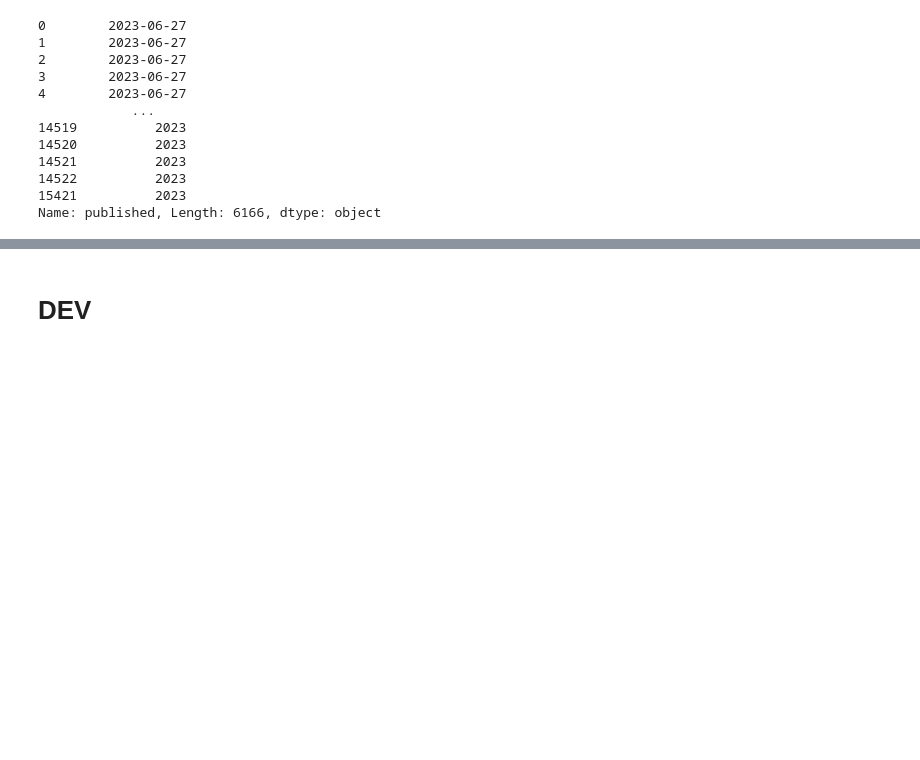
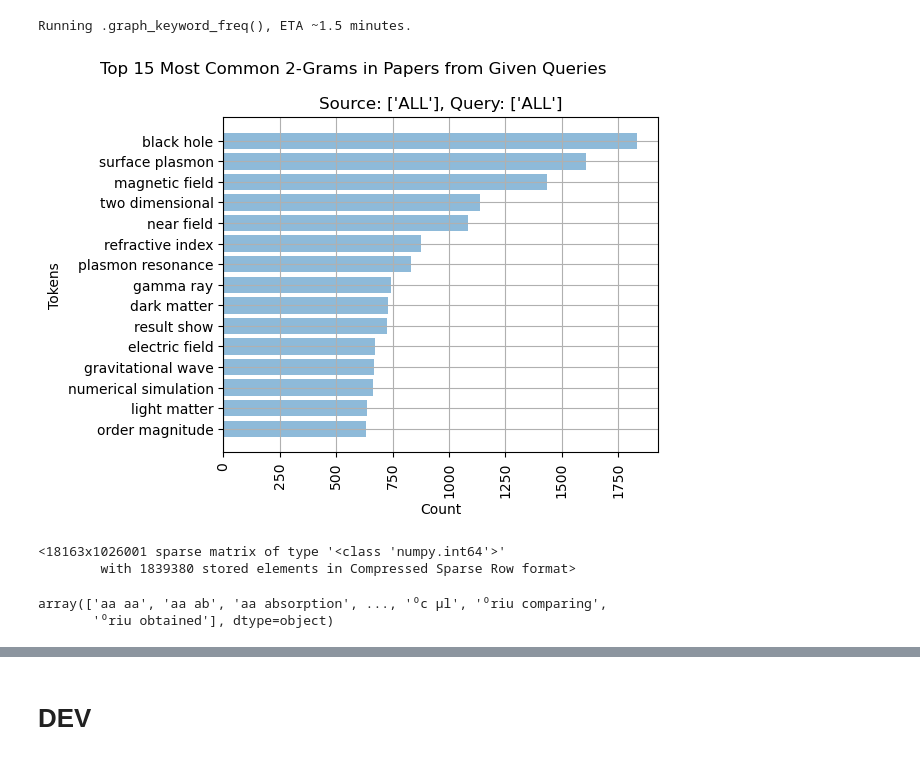
Before and after one commit to kkakdugee/x-force, a Jupyter notebook: code/Development/eda-graphing.ipynb, the cells around one changed output, grey strips where cells are left out. Drawn from its saved outputs; the diff is of its cells as text; code cells hidden in the pictures; blank space fills up the shorter version.

```diff
--- a/code/Development/eda-graphing.ipynb
+++ b/code/Development/eda-graphing.ipynb
@@ -386,34 +481,19 @@ class XForce_Grapher():
-# %%
-test = XForce_Grapher()
-df = test.get_data()
-
-source = "ALL"
-query = "radiation"
-if source != "ALL":
-    df = df[df["source"] == source]
-df = df[df["query"] == query]
-dates_extract = df["published"].apply(lambda x: x.split('T')[0])
-dates_extract
-# dates = [datetime(int(i.split("-")[0]), int(i.split("-")[1]), int(i.split("-")[2])) for i in dates_extract]
-
-# plt.title(f"Source: {source}, Query: {query}")
-# plt.suptitle(f"Publish Frequency within {len(dates)} Most Recent Papers")
-# plt.xlabel("Publish Dates")
-# plt.ylabel("Frequency")
-# plt.grid("True")
-# plt.xticks(rotation=45)
-# plt.hist(dates, 25, alpha=.75)
-# plt.show()
-# %% [output]
-0        2023-06-27
-1        2023-06-27
-2        2023-06-27
-3        2023-06-27
-4        2023-06-27
-            ...
-14519          2023
-14520          2023
-14521          2023
-14522          2023
-15421          2023
-Name: published, Length: 6166, dtype: object
+# %%
+test = XForce_Grapher()
+test.load_nlp_summary()
+test.graph_keyword_freq()
+df = test._sparse_matrix
+# %% [output]
+Running .graph_keyword_freq(), ETA ~1.5 minutes.
+[figure, added]
+# %%
+df
+# %% [output]
+<18163x1026001 sparse matrix of type '<class 'numpy.int64'>'
+        with 1839380 stored elements in Compressed Sparse Row format>
+# %%
+names = test._sparse_matrix_names
+names
+# %% [output]
+array(['aa aa', 'aa ab', 'aa absorption', ..., '⁰c µl', '⁰riu comparing',
+       '⁰riu obtained'], dtype=object)
```
Also changed, not shown: parts of 13 cells of this notebook, 13 other files.
